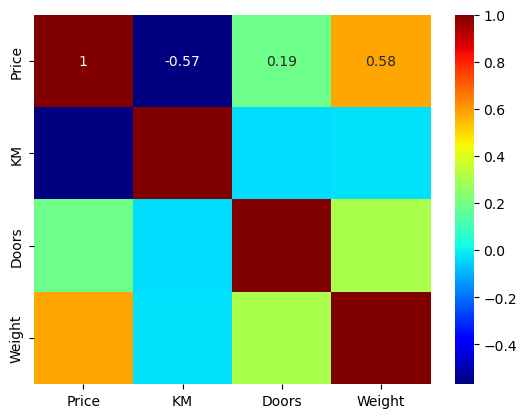
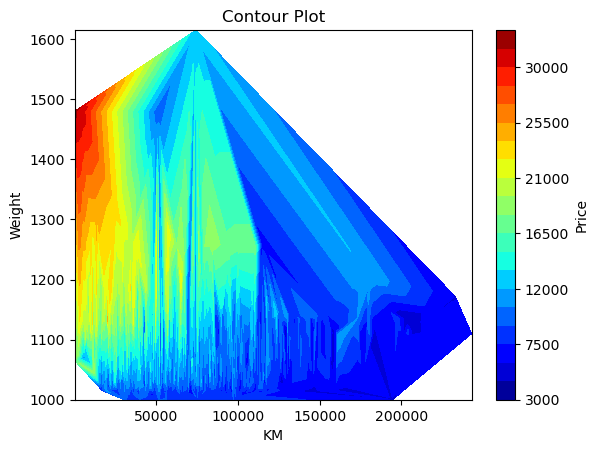
Unified diff of the notebook cell whose output changed from the first chart to the second:
--- before
+++ after
@@ -1,4 +1,4 @@
-#3
-#Visualize the n-dimensional data using heat-map.
+#2
+#Visualize the n-dimensional data using contour plots.
 
 import pandas as pd
@@ -8,5 +8,13 @@
 data = pd.read_csv("ToyotaCorolla.csv")
 
-#heat map
-sns.heatmap(data[["Price","KM","Doors", "Weight"]].corr(),cmap='jet',annot=True)
+#contour plot
+x = data['KM']
+y = data['Weight']
+z = data['Price']
+
+plt.tricontourf(x, y, z, levels=20, cmap='jet')
+plt.colorbar(label='Price')
+plt.xlabel('KM')
+plt.ylabel('Weight')
+plt.title('Contour Plot')
 plt.show()

Commit: Updates